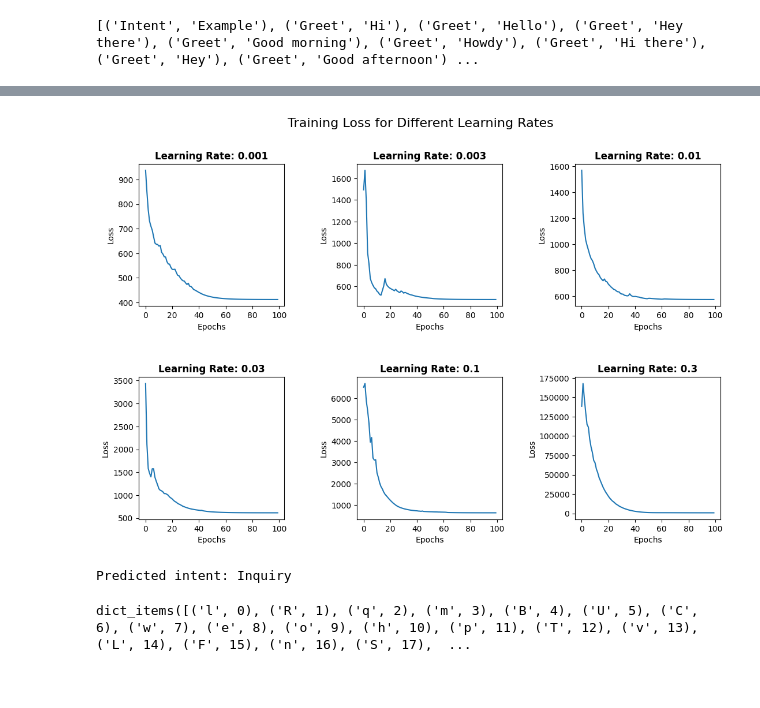
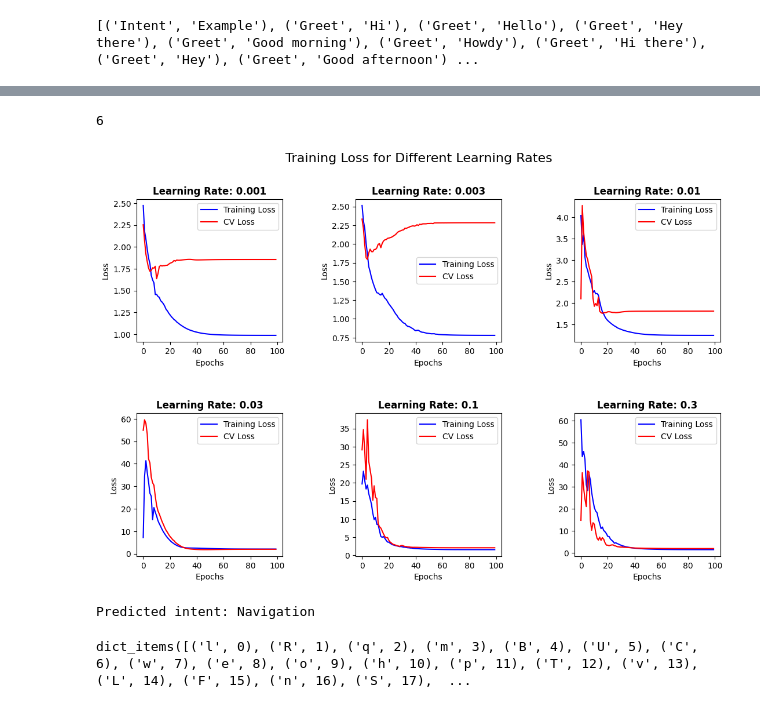
Before and after one commit to Savith-02/notebooks, a Jupyter notebook: rnn_intent_classifier/rnn_intent_classifier.ipynb, the cells around one changed output, grey strips where cells are left out. Saved outputs shown, nothing was run; the diff lists cells and outputs as text; code cells hidden in the pictures.

```diff
--- a/rnn_intent_classifier/rnn_intent_classifier.ipynb
+++ b/rnn_intent_classifier/rnn_intent_classifier.ipynb
@@ -21,16 +21,14 @@ import torch.nn as nn
 import torch.optim as optim
 import matplotlib.pyplot as plt
 
-# Define the dataset
-training_data = dataset
 
 # Define the vocabulary
-all_chars = set(''.join([sentence for intent, sentence in training_data]))
+all_chars = set(''.join([sentence for intent, sentence in dataset]))
 char_to_index = {char: i for i, char in enumerate(all_chars)}
 index_to_char = {i: char for char, i in char_to_index.items()}
 num_chars = len(all_chars)
 
-all_intents = set(intent for intent, _ in training_data)
+all_intents = set(intent for intent, _ in dataset)
 intent_to_index = {intent: i for i, intent in enumerate(all_intents)}
 index_to_intent = {i: intent for intent, i in intent_to_index.items()}
 num_intents = len(all_intents)
@@ -88,7 +86,7 @@ scheduler = optim.lr_scheduler.ExponentialLR(optimizer, gamma=0.9)
 losses = []
 for epoch in range(epochs):
     total_loss = 0
-    for intent, sentence in training_data:
+    for intent, sentence in dataset:
         model.zero_grad()
         intent_tensor = intent_to_tensor(intent)
         sentence_tensor = sentence_to_tensor(sentence)
@@ -124,6 +122,6 @@ Epoch 100/100, Loss: 584.6663357019424
 # %%
 
-def train_rnn(model, training_data, intent_to_tensor, sentence_to_tensor, device, hidden_size, learning_rate, epochs):
+def train_rnn(model, training_data, cv_data, intent_to_tensor, sentence_to_tensor, device, hidden_size, learning_rate, epochs):
 
     # Initialize the model
     model = model(num_chars, hidden_size, num_intents)
@@ -135,8 +133,13 @@ def train_rnn(model, training_data, intent_to_tensor, sentence_to_tensor, device
 
     # Training loop with loss plotting
     losses = []
+    cv_losses = []
+    training_dataset_len = len(training_data)
+    cv_dataset_len = len(cv_data)
+
     for epoch in range(epochs):
         total_loss = 0
+
         for intent, sentence in training_data:
             model.zero_grad()
             intent_tensor = intent_to_tensor(intent)
@@ -148,9 +151,20 @@ def train_rnn(model, training_data, intent_to_tensor, sentence_to_tensor, device
             total_loss += loss.item()
 
         scheduler.step()
-        losses.append(total_loss)
+        losses.append(total_loss / training_dataset_len)
         if (epoch + 1) % 10 == 0:
             print(f"Epoch {epoch+1}/{epochs}, Loss: {total_loss}")
+
+        total_cv_loss = 0
+        with torch.no_grad():
+          for intent, sentence in cv_data:
+              intent_tensor = intent_to_tensor(intent)
+              sentence_tensor = sentence_to_tensor(sentence)
+              output = model(sentence_tensor)
+              loss = loss_function(output, intent_tensor)
+              total_cv_loss += loss.item()
+
+          cv_losses.append(total_cv_loss / cv_dataset_len)
 
     # Plot the loss
     # plt.plot(losses)
@@ -159,15 +173,21 @@ def train_rnn(model, training_data, intent_to_tensor, sentence_to_tensor, device
     # plt.title('Training Loss')
     # plt.show()
 
-    return losses
+    return losses, cv_losses
 # %%
 losses_container = []
 learning_rates = [0.001, 0.003, 0.01, 0.03, 0.1, 0.3]
 num = len(learning_rates)
+
+split = round(len(dataset) * 60 / 100)
+training_data = dataset[:split]
+cv_data = dataset[split:]
+
 for i in range(num):
-  loss_arr = train_rnn(
+  loss_arr, cv_loss_arr = train_rnn(
     model=RNN,
     training_data=training_data,
+    cv_data=cv_data,
     intent_to_tensor=intent_to_tensor,
     sentence_to_tensor=sentence_to_tensor,
     device=device,
@@ -175,5 +195,5 @@ for i in range(num):
     learning_rate=learning_rates[i],
     epochs=100
   )
-  losses_container.append(loss_arr)
+  losses_container.append([loss_arr, cv_loss_arr])
 # %% [output]
@@ -197,18 +217,24 @@ Epoch 100/100, Loss: 818.2262594699835
+# %%
+len(losses_container)
+# %% [output]
+6
 # %%
 fig, ax = plt.subplots(2, 3, figsize=(13, 8))
 fig.suptitle('Training Loss for Different Learning Rates', fontsize=16)
 
 for i in range(2):
     for j in range(3):
-        ax[i][j].plot(losses_container[i * 3 + j])
+        ax[i][j].plot(losses_container[i * 3 + j][0], label='Training Loss', color='b')
+        ax[i][j].plot(losses_container[i * 3 + j][1], label='CV Loss', color='r')
         ax[i][j].set_title(f'Learning Rate: {learning_rates[i * 3 + j]}', fontsize=12, fontweight='bold')
         ax[i][j].set_xlabel('Epochs')
         ax[i][j].set_ylabel('Loss')
+        ax[i][j].legend()
 
 plt.subplots_adjust(wspace=0.5, hspace=0.5)
 plt.show()
 # %% [output]
-[figure, old version]
+[figure, new version]
 # %%
 # Test the model
 def predict_intent(sentence):
@@ -222,7 +248,7 @@ def predict_intent(sentence):
 test_sentence = "How are you?"
 print("Predicted intent:", predict_intent(test_sentence))
 # %% [output]
-Predicted intent: Inquiry
+Predicted intent: Navigation
 # %%
 # all_intents
 # %%
```
Also changed, not shown: parts of 4 cells of this notebook.
